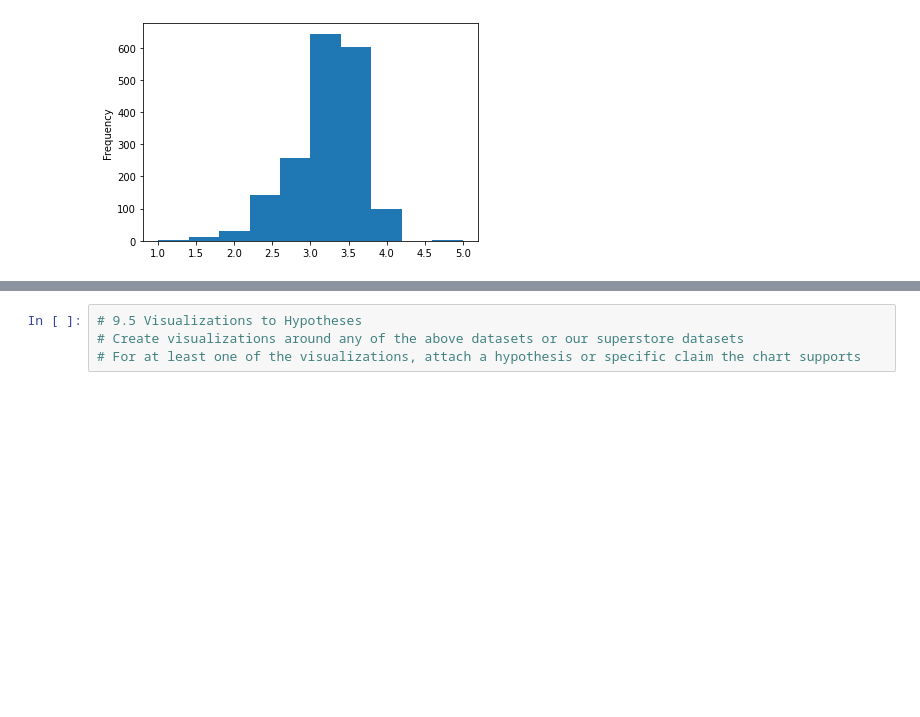
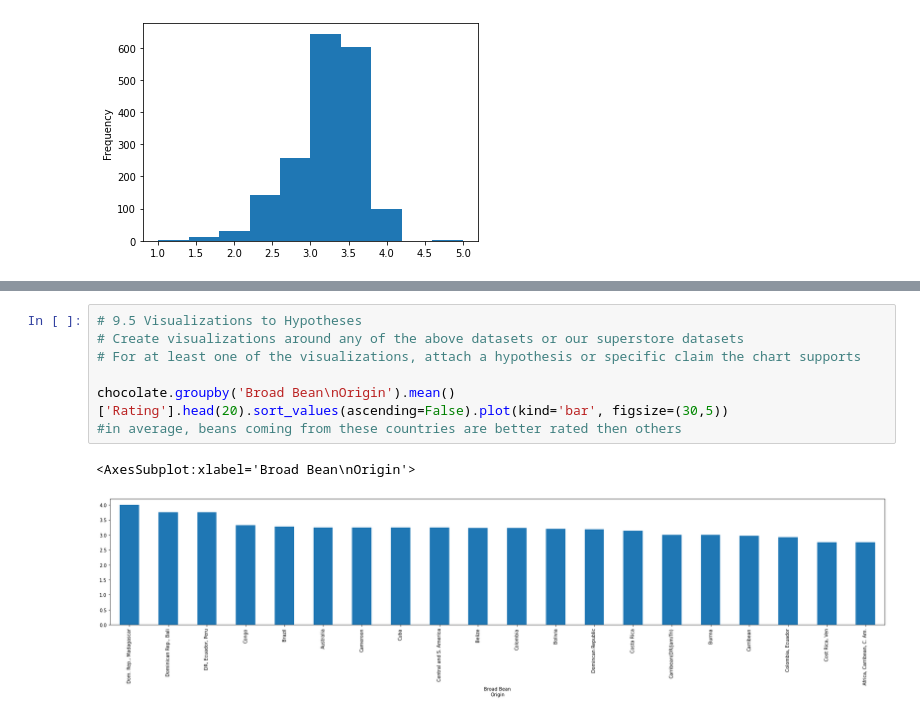
Before and after one commit to enzopezzoni/ep-python-learning, a Jupyter notebook: week-6/12. Data Visualization.ipynb, the cells around one changed output, grey strips where cells are left out. Drawn from its saved outputs; the diff is of its cells as text; blank space fills up the shorter version.

```diff
--- a/week-6/12. Data Visualization.ipynb
+++ b/week-6/12. Data Visualization.ipynb
@@ -148,4 +166,10 @@ chocolate['Rating'].plot(kind='hist', bins=10)
 # %%
 # 9.5 Visualizations to Hypotheses
 # Create visualizations around any of the above datasets or our superstore datasets
 # For at least one of the visualizations, attach a hypothesis or specific claim the chart supports
+
+chocolate.groupby('Broad Bean\nOrigin').mean()['Rating'].head(20).sort_values(ascending=False).plot(kind='bar', figsize=(30,5))
+#in average, beans coming from these countries are better rated then others
+# %% [output]
+<AxesSubplot:xlabel='Broad Bean\nOrigin'>
+[figure, added]
```
Also changed, not shown: parts of 3 cells of this notebook, 3 other files.
